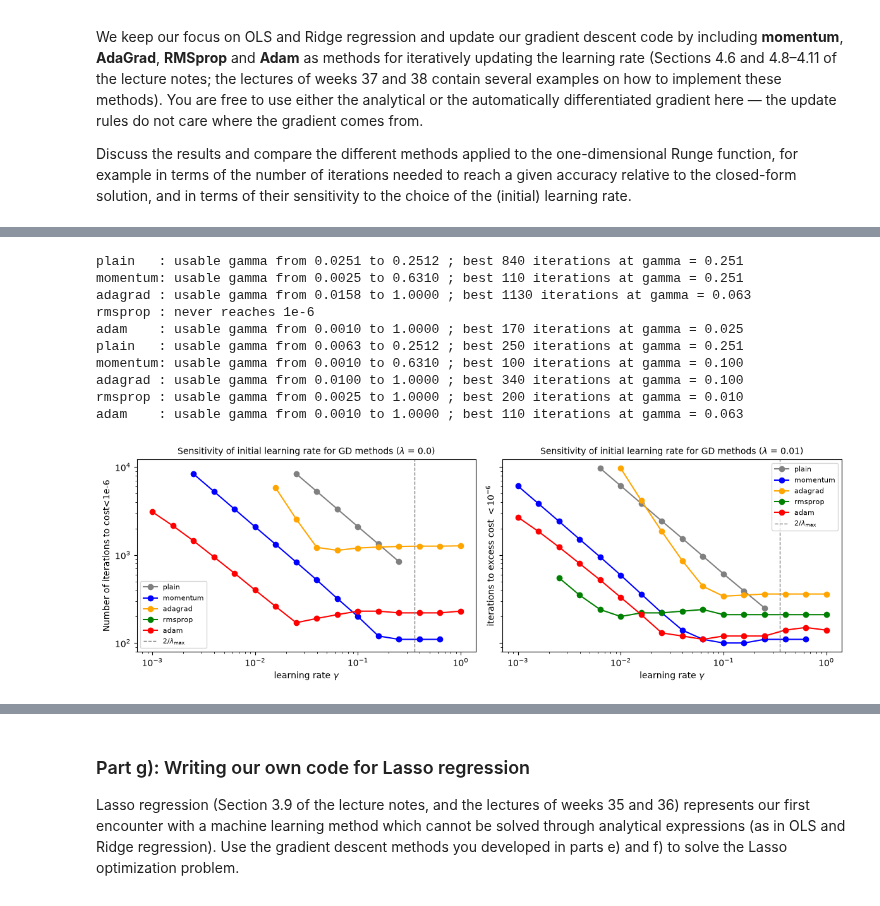
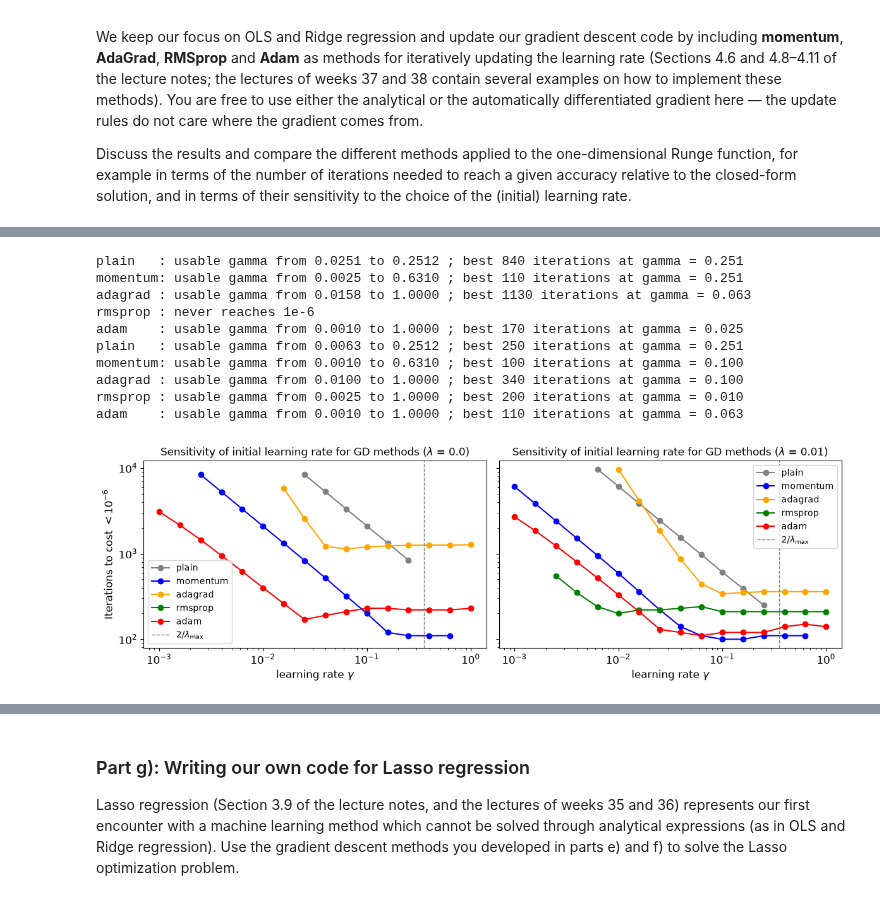
Before and after one commit to lukasMK01/FYS-STK4155, a Jupyter notebook: project_1/wip_project1.ipynb, the cells around one changed output, grey strips where cells are left out. Drawn from its saved outputs; the diff is of its cells as text; code cells hidden in the pictures.

```diff
--- a/project_1/wip_project1.ipynb
+++ b/project_1/wip_project1.ipynb
@@ -959,7 +953,6 @@ terms of their sensitivity to the choice of the (initial) learning rate.
 # %%
-# Your code for part f) here
 
-#Function from exercises
+#Function from exercises, equations for various methods with gradient descent
 def optimiser_step(method, theta, g, state, t, gamma, beta=0.9, rho=0.99,
                    beta1=0.9, beta2=0.999, eps=1e-8):
     """One update of theta from the gradient g at step t (t = 1, 2, ...), Eqs. (4.10), (4.28),
@@ -988,7 +981,7 @@ def optimiser_step(method, theta, g, state, t, gamma, beta=0.9, rho=0.99,
     raise ValueError(f"unknown method {method}")
 
 
-#Updated gradient_descent function to include different methods
+# Updated gradient_descent function to include the different methods from the optimiser_step function
 def gradient_descent(X,y,gamma,lmbda=0.0, num_iters=1000, tol=1e-8, method="plain"):
 
     # Initialize weights for gradient descent
@@ -1019,71 +1012,76 @@ def gradient_descent(X,y,gamma,lmbda=0.0, num_iters=1000, tol=1e-8, method="plai
 
 
 
-#input variables:
+# Input variables:
 gammas = np.geomspace(1e-3, 1.0, 16)
 num_iters = 10000
 tol = 1e-8
 methods = ["plain", "momentum", "adagrad", "rmsprop", "adam"]
-colors = ["gray", "blue", "orange", "green", "red"]
-## end of input variables
+subs = ["a","b","c","d","e","f","g","h"]
 
 X, y = exercise_data(degree=degree)
 
+#Plotting the results
 fig, axes = plt.subplots(2,4,figsize=(16, 5),sharey=True)
-#Looping over both OLS and Ridge regression (lambda = 0.1)
 
-for ax, g, lmbda in zip(axes.flatten(), (0.01,0.1,0.5,1,0.01,0.1,0.5,1),(0,0,0,0,1e-2,1e-2,1e-2,1e-2)):
+# Calculations for both OLS and Ridge regression, for 4 selected learning rates
+for ax, g, lmbda, sub in zip(axes.flatten(), (0.01,0.1,0.5,1,0.01,0.1,0.5,1),(0,0,0,0,1e-2,1e-2,1e-2,1e-2),subs):
 
+    # Getting the closed-form solution
     theta_cf = closed_form(X, y, lam=lmbda)
-    cost_cf = cost(theta_cf, X, y, lam=lmbda)
-    grad_cf = gradient(theta_cf, X, y, lam=lmbda)
-    eigs = hessian_eigs(X, lam=lmbda)
+    # cost_cf = cost(theta_cf, X, y, lam=lmbda)
+    # grad_cf = gradient(theta_cf, X, y, lam=lmbda)
+    # eigs = hessian_eigs(X, lam=lmbda)
 
-    #loop over different initial learning rates and methods
-
-    for method, col in zip(methods, colors):
-
+    # Loop over different methods
+    for method in methods:
+        # Running the gradient descent
         theta_gd, t, history = gradient_descent(X, y, g, lmbda, num_iters, tol, method=method)
-        #getting the distance to the closed form solution
+        # Getting the distance to the closed form solution
         dist = np.linalg.norm(np.asarray(history) - theta_cf, axis=1)
 
-        ax.semilogy(dist, color=col, label=method, lw=1.6)
-    ax.set_title("Initial learning rate $\gamma={:.2g}$".format(g), fontsize=10)
+        ax.semilogy(dist, color=optimiser_dict[method]["color"], label=method, lw=1.6)
+    ax.set_title(f"{sub}) Initial learning rate $\gamma={g:.2g}$", fontsize=12)
     ax.set_ylim(1e-8, 1e4)
-    ax.legend(fontsize=8, loc="upper right")
-# if lmbda == 0.0: #Closed form for OLS
-axes[0,0].set_ylabel(r"$\|{\theta}_k-\hat{{\theta}}_{\mathrm{OLS}}\|_2$")
-# else: #Closed form for Ridge
-axes[1,0].set_ylabel(r"$\|{\theta}_k-\hat{{\theta}}_{\mathrm{Ridge}}\|_2$")
-axes[1,0].set_xlabel("iteration $k$")
-axes[1,1].set_xlabel("iteration $k$")
-axes[1,2].set_xlabel("iteration $k$")
-axes[1,3].set_xlabel("iteration $k$")
+    ax.tick_params(axis='both', labelsize=12)
 
 
+axes[0,0].set_ylabel(r"$\|{\theta}_k-\hat{{\theta}}_{\mathrm{OLS}}\|_2$",fontsize=12)
+axes[1,0].set_ylabel(r"$\|{\theta}_k-\hat{{\theta}}_{\mathrm{Ridge}}\|_2$",fontsize=12)
+axes[1,0].set_xlabel("iteration $k$",fontsize=12)
+axes[1,1].set_xlabel("iteration $k$",fontsize=12)
+axes[1,2].set_xlabel("iteration $k$",fontsize=12)
+axes[1,3].set_xlabel("iteration $k$",fontsize=12)
+axes[1,3].legend(ncol=2,fontsize=10, loc="lower right")
+
 fig.tight_layout()
+fig.savefig("project1_taskf1.png", bbox_inches="tight")
+
 plt.show()
 
 
 
 
-#Finding the best initial learning rate for each method
+# Finding the best initial learning rate for each method, scanning over a range of learning rates
+
 np.seterr(over="ignore", invalid="ignore")   # diverging runs overflow; that is the answer, not an error
 
 fig, axes = plt.subplots(1,2,figsize=(12, 4.0),sharey=True)
-
+# Doing the test for both OLS and Ridge regression
 for lmbda, ax in zip(lmbdas, axes):
+    #Finding the closed-form solution
     theta_cf = closed_form(X, y, lam=lmbda)
     cost_cf = cost(theta_cf, X, y, lam=lmbda)
-    grad_cf = gradient(theta_cf, X, y, lam=lmbda)
     eigs = hessian_eigs(X, lam=lmbda)
 
     scan = {}
+    # Looping over the different methods
     for method in methods:
         its = []
         for g in gammas:
-            theta_gd, t, history = gradient_descent(X, y, g, lmbda=lmbda, num_iters=num_iters, tol=tol, method=method)
+            theta_gd, t, history = gradient_descent(X, y, g, lmbda, num_iters, tol, method=method)
 
+            # Getting the distance to the closed form solution
             e = np.array([cost(h, X, y,lam=lmbda) - cost_cf for h in history[::10]])
 
             its.append(int(np.argmax(e < 1e-6)) * 10 if (e < 1e-6).any() else None)
@@ -1094,17 +1092,17 @@ for lmbda, ax in zip(lmbdas, axes):
         print(f"{method:8s}: usable gamma from {ok[0][0]:.4f} to {ok[-1][0]:.4f}" if ok else f"{method:8s}: never reaches 1e-6",
             f"; best {best[1]} iterations at gamma = {best[0]:.3f}" if best else "")
 
+        its = np.array([np.nan if k is None else k for k in scan[method]])
+        ax.loglog(gammas, its, "o-", color=optimiser_dict[method]["color"], label=method)
+    ax.axvline(2 / eigs.max(), color="gray", ls="--", lw=1, label=r"$2/\lambda_{\max}$")
+    ax.set_xlabel(r"learning rate $\gamma$",fontsize=12)
+
+    ax.set_title(f"Sensitivity of initial learning rate for GD methods ($\lambda$ = {lmbda})", fontsize=12)
+    ax.legend(fontsize=10)
+    ax.tick_params(axis='both', labelsize=12)
 
 
-    for method, col in zip(methods, colors):
-        its = np.array([np.nan if k is None else k for k in scan[method]])
-        ax.loglog(gammas, its, "o-", color=col, label=method)
-    ax.axvline(2 / eigs.max(), color="gray", ls="--", lw=1, label=r"$2/\lambda_{\max}$")
-    ax.set_xlabel(r"learning rate $\gamma$"); ax.set_ylabel(r"iterations to excess cost $<10^{-6}$")
-
-    ax.set_title(f"Sensitivity of initial learning rate for GD methods ($\lambda$ = {lmbda})", fontsize=10)
-    ax.legend(fontsize=8)
-axes[0].set_ylabel("Number of iterations to cost<1e-6")
+axes[0].set_ylabel("Iterations to cost $<10^{-6}$", fontsize=12)
 fig.tight_layout()
 plt.show()
 
@@ -1118,11 +1116,11 @@ gamma = 0.1
 plain   : usable gamma from 0.0251 to 0.2512 ; best 840 iterations at gamma = 0.251
 momentum: usable gamma from 0.0025 to 0.6310 ; best 110 iterations at gamma = 0.251
 adagrad : usable gamma from 0.0158 to 1.0000 ; best 1130 iterations at gamma = 0.063
 rmsprop : never reaches 1e-6
 adam    : usable gamma from 0.0010 to 1.0000 ; best 170 iterations at gamma = 0.025
 plain   : usable gamma from 0.0063 to 0.2512 ; best 250 iterations at gamma = 0.251
 momentum: usable gamma from 0.0010 to 0.6310 ; best 100 iterations at gamma = 0.100
 adagrad : usable gamma from 0.0100 to 1.0000 ; best 340 iterations at gamma = 0.100
 rmsprop : usable gamma from 0.0025 to 1.0000 ; best 200 iterations at gamma = 0.010
 adam    : usable gamma from 0.0010 to 1.0000 ; best 110 iterations at gamma = 0.063
-[figure, old version]
+[figure, new version]
```
Also changed, not shown: parts of 18 cells of this notebook.
